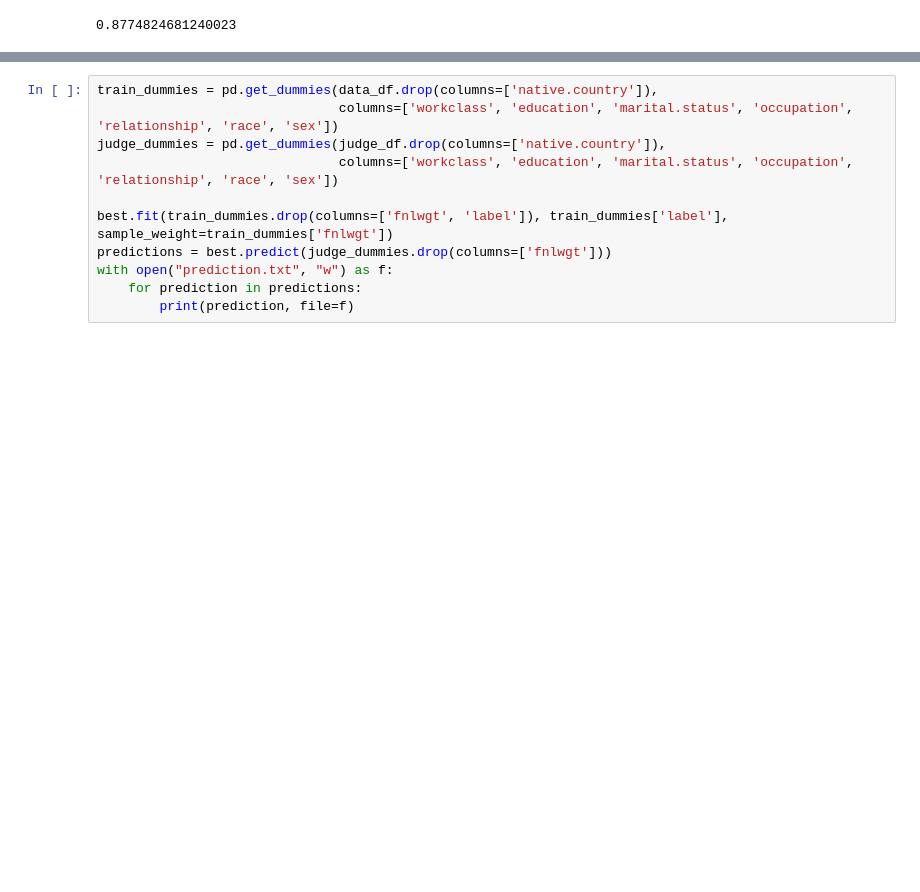
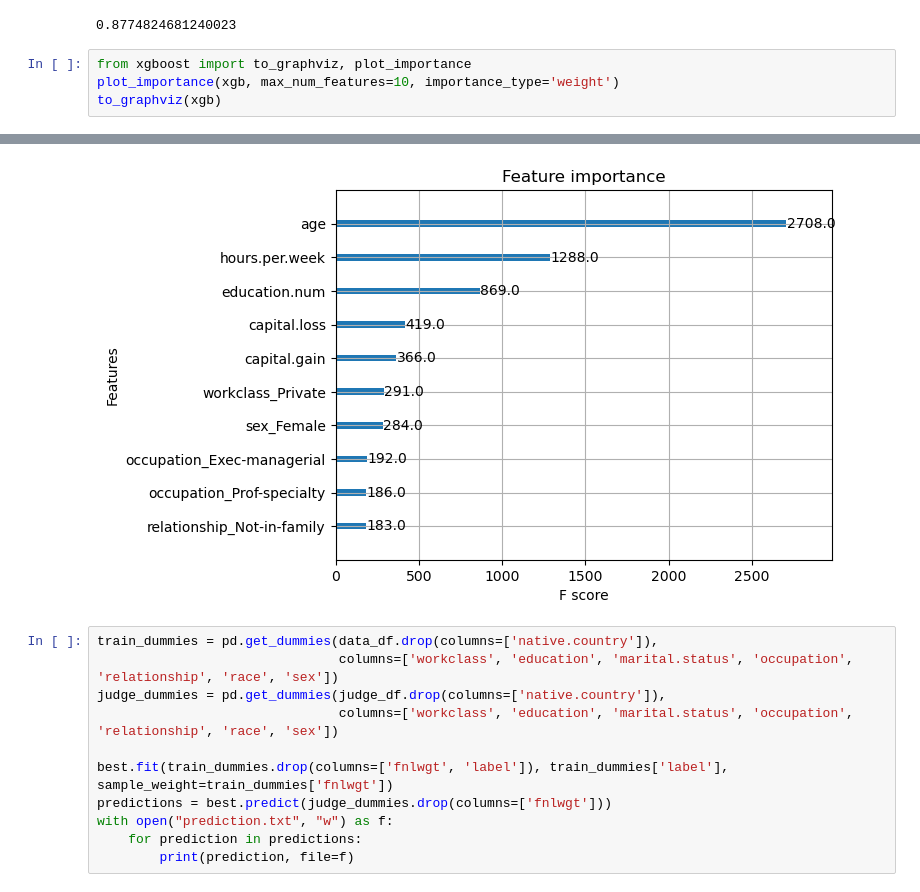
Before and after one commit to Artanisax/CS311-2023Spring, a Jupyter notebook: Project3/Experiment.ipynb, the cells around one changed output, grey strips where cells are left out. Drawn from its saved outputs; the diff is of its cells as text; blank space fills up the shorter version.

Commit message:
generate visuallization

```diff
--- a/Project3/Experiment.ipynb
+++ b/Project3/Experiment.ipynb
@@ -272,3 +261,8 @@ predictions = best.predict(test_df.drop(columns=['fnlwgt', 'label']))
 print(metrics.accuracy_score(predictions, test_df['label'], sample_weight=test_df['fnlwgt']))
 # %% [output]
 0.8774824681240023
+# %%
+from xgboost import to_graphviz, plot_importance
+plot_importance(xgb, max_num_features=10, importance_type='weight')
+to_graphviz(xgb)
+# %% [output]
@@ -275,3 +270,4 @@ print(metrics.accuracy_score(predictions, test_df['label'], sample_weight=test_d
+[figure, added]
 # %%
 train_dummies = pd.get_dummies(data_df.drop(columns=['native.country']),
                                columns=['workclass', 'education', 'marital.status', 'occupation', 'relationship', 'race', 'sex'])
```
Also changed, not shown: parts of 2 cells of this notebook, 5 other files.
